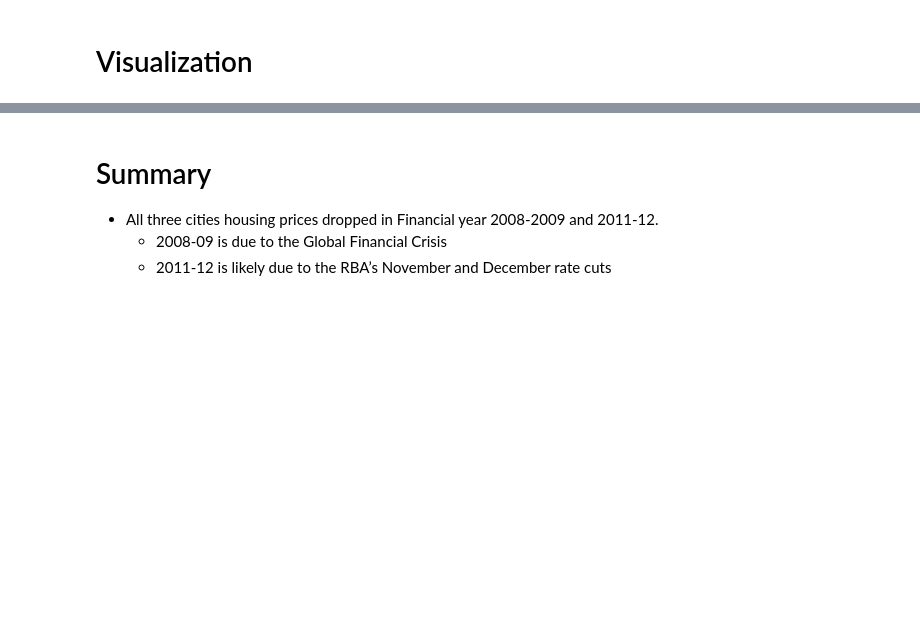
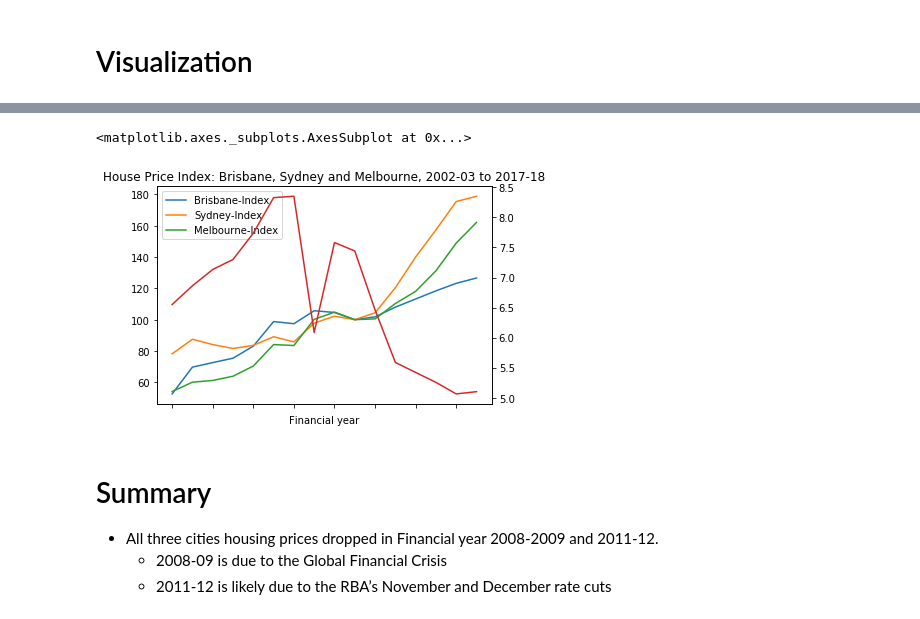
Before and after one commit to y0ngb00n/australia_housing_prices, a Jupyter notebook: notebooks/House price index - Brisbane, Sydney and Melbourne (2002-03 to 2017-18).ipynb, the cells around one changed output, grey strips where cells are left out. Cells and saved outputs as stored; diff of their text form; code cells hidden in the pictures; blank space fills up the shorter version.

Commit message:
Add housing rate information

```diff
--- a/notebooks/House price index - Brisbane, Sydney and Melbourne (2002-03 to 2017-18).ipynb
+++ b/notebooks/House price index - Brisbane, Sydney and Melbourne (2002-03 to 2017-18).ipynb
@@ -41,3 +38,20 @@ home_loan_interest_rate = pd.read_csv(data_raw, index_col='MONTH-YEAR')
+# %%
+data_raw = '../data/raw/standard-variable-home-loan-interest-rates-australia.csv'
+
+def financial_year(date_str):
+    date = datetime.date(int(date_str[0:4]), int(date_str[5:7]), int(date_str[9:11]))
+    if date.month >= 7:
+        year = date.year
+    else:
+        year = date.year - 1
+
+    return str(year) + '-' + str(year + 1)[2:4]
+
+home_loan_interest_rate = pd.read_csv(data_raw, index_col='MONTH-YEAR')
+home_loan_interest_rate['Financial Year'] = home_loan_interest_rate.index
+home_loan_interest_rate['Financial Year'] = home_loan_interest_rate['Financial Year'].apply(financial_year)
+home_loan_interest_rate.set_index('Financial Year')
+home_loan_interest_rate_avg_financial_year = home_loan_interest_rate.groupby(['Financial Year']).mean()
 # %% [markdown]
 # Data Description
 # %%
@@ -77,0 +99,2 @@ financial_year(datetime.date(1922, 10, 12))
+# %%
+result = house_prices_data.join(home_loan_interest_rate_avg_financial_year, how='left')
@@ -85,3 +129,9 @@ house_prices_data[['Brisbane-Index', 'Sydney-Index', 'Melbourne-Index']].plot(ki
+# %%
+ax = result[['Brisbane-Index', 'Sydney-Index', 'Melbourne-Index']].plot(kind='line')
+result['RATE'].plot(kind='line', x='RATE', secondary_y=True, ax=ax, rot=45, title='House Price Index: Brisbane, Sydney and Melbourne, 2002-03 to 2017-18')
+# %% [output]
+<matplotlib.axes._subplots.AxesSubplot at 0x...>
+[figure, added]
 # %% [markdown]
 # Summary
 - All three cities housing prices dropped in Financial year 2008-2009 and 2011-12.
```
Also changed, not shown: parts of 6 cells of this notebook, 1 other file.
